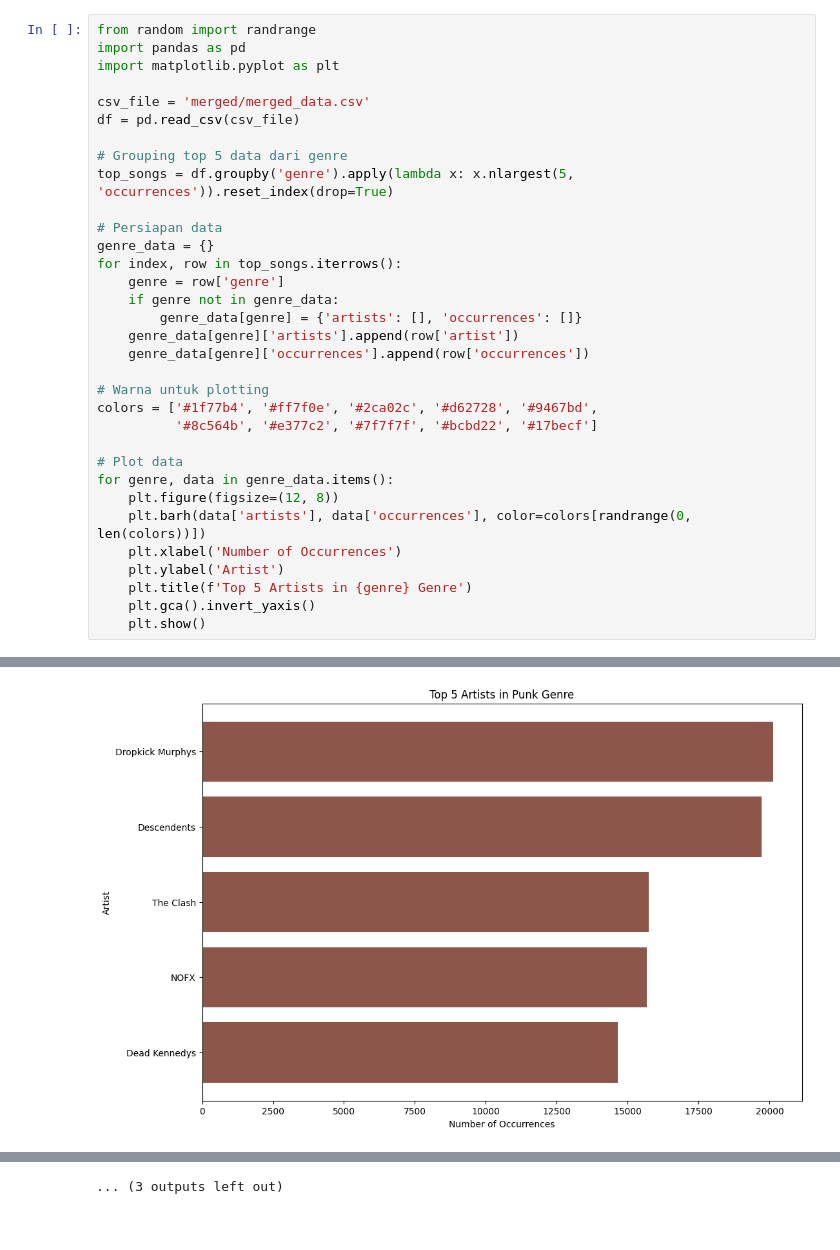
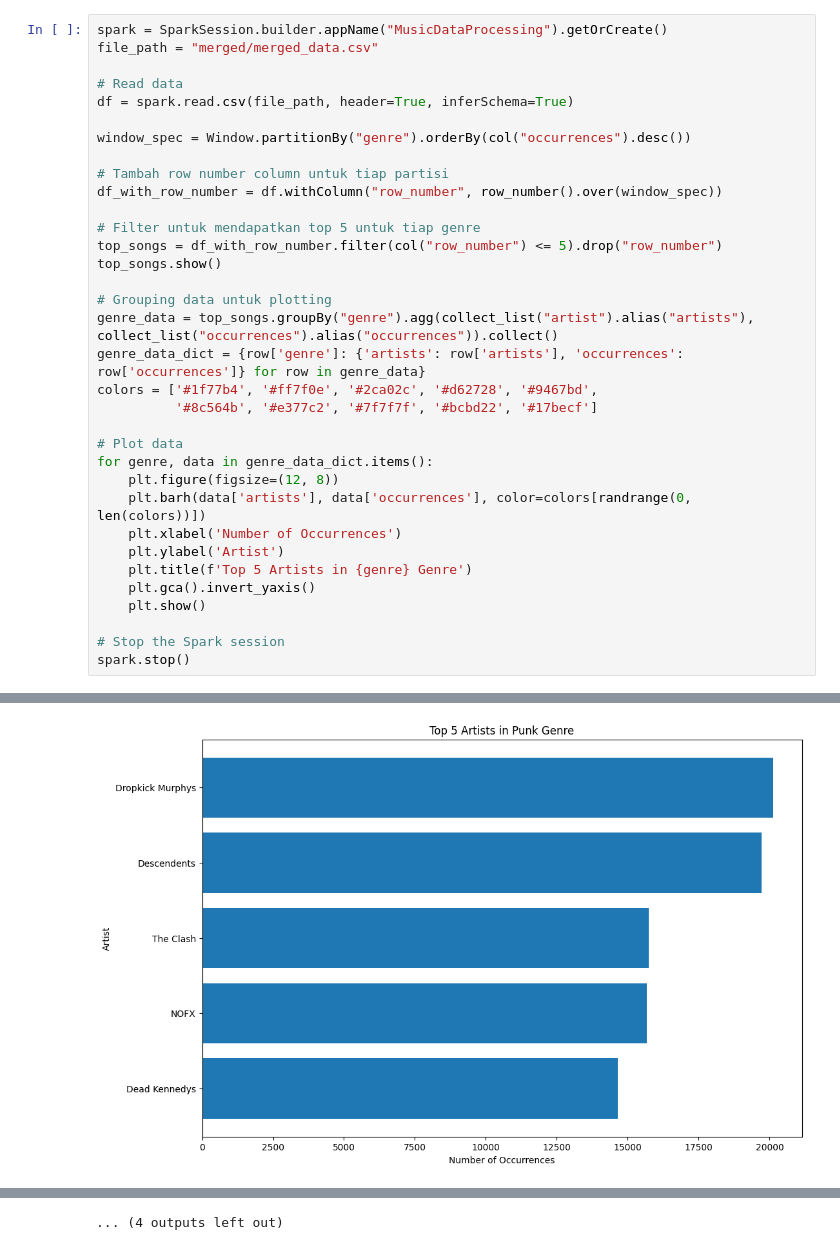
Before and after one commit to ziliscite/mapred, a Jupyter notebook: visualize.ipynb, the cells around one changed output, grey strips where cells are left out. Drawn from its saved outputs; the diff is of its cells as text.

```diff
--- a/visualize.ipynb
+++ b/visualize.ipynb
@@ -27,29 +80,27 @@ plt.show()
 # %%
-from random import randrange
-import pandas as pd
-import matplotlib.pyplot as plt
+spark = SparkSession.builder.appName("MusicDataProcessing").getOrCreate()
+file_path = "merged/merged_data.csv"
 
-csv_file = 'merged/merged_data.csv'
-df = pd.read_csv(csv_file)
+# Read data
+df = spark.read.csv(file_path, header=True, inferSchema=True)
 
-# Grouping top 5 data dari genre
-top_songs = df.groupby('genre').apply(lambda x: x.nlargest(5, 'occurrences')).reset_index(drop=True)
+window_spec = Window.partitionBy("genre").orderBy(col("occurrences").desc())
 
-# Persiapan data
-genre_data = {}
-for index, row in top_songs.iterrows():
-    genre = row['genre']
-    if genre not in genre_data:
-        genre_data[genre] = {'artists': [], 'occurrences': []}
-    genre_data[genre]['artists'].append(row['artist'])
-    genre_data[genre]['occurrences'].append(row['occurrences'])
+# Tambah row number column untuk tiap partisi
+df_with_row_number = df.withColumn("row_number", row_number().over(window_spec))
 
-# Warna untuk plotting
+# Filter untuk mendapatkan top 5 untuk tiap genre
+top_songs = df_with_row_number.filter(col("row_number") <= 5).drop("row_number")
+top_songs.show()
+
+# Grouping data untuk plotting
+genre_data = top_songs.groupBy("genre").agg(collect_list("artist").alias("artists"), collect_list("occurrences").alias("occurrences")).collect()
+genre_data_dict = {row['genre']: {'artists': row['artists'], 'occurrences': row['occurrences']} for row in genre_data}
 colors = ['#1f77b4', '#ff7f0e', '#2ca02c', '#d62728', '#9467bd',
           '#8c564b', '#e377c2', '#7f7f7f', '#bcbd22', '#17becf']
 
 # Plot data
-for genre, data in genre_data.items():
+for genre, data in genre_data_dict.items():
     plt.figure(figsize=(12, 8))
     plt.barh(data['artists'], data['occurrences'], color=colors[randrange(0, len(colors))])
     plt.xlabel('Number of Occurrences')
@@ -57,4 +108,7 @@ for genre, data in genre_data.items():
     plt.title(f'Top 5 Artists in {genre} Genre')
     plt.gca().invert_yaxis()
     plt.show()
+
+# Stop the Spark session
+spark.stop()
 # %% [output]
@@ -70 +141 @@ for genre, data in genre_data.items():
-[figure, old version]
+[figure, new version]
@@ -73 +143 @@ for genre, data in genre_data.items():
-... (3 outputs left out)
+... (4 outputs left out)
```
Also changed, not shown: parts of 4 cells of this notebook, 2 other files.
